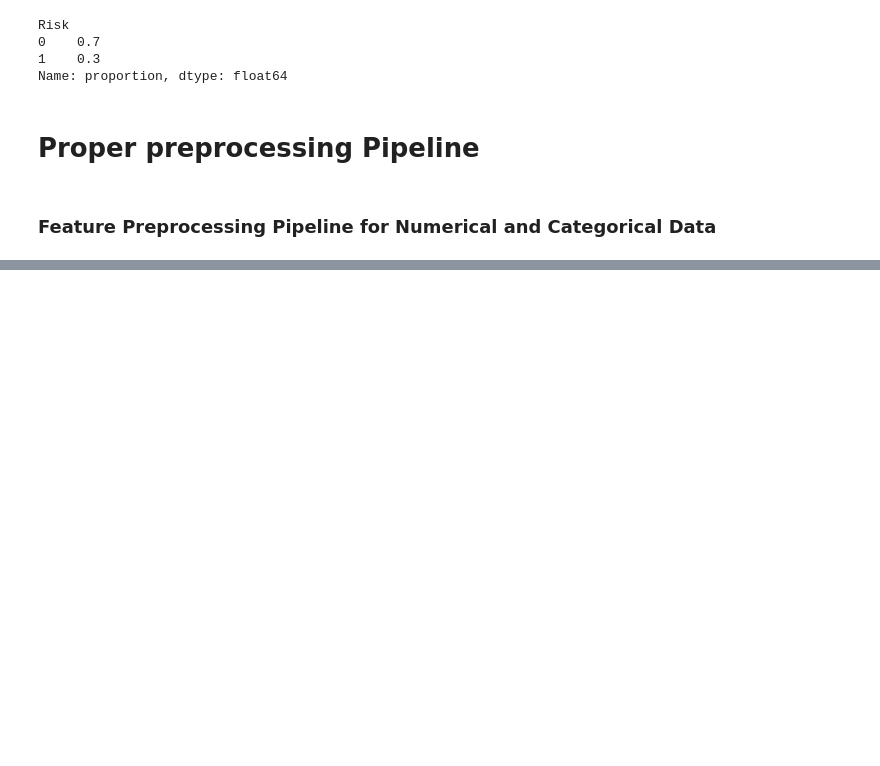
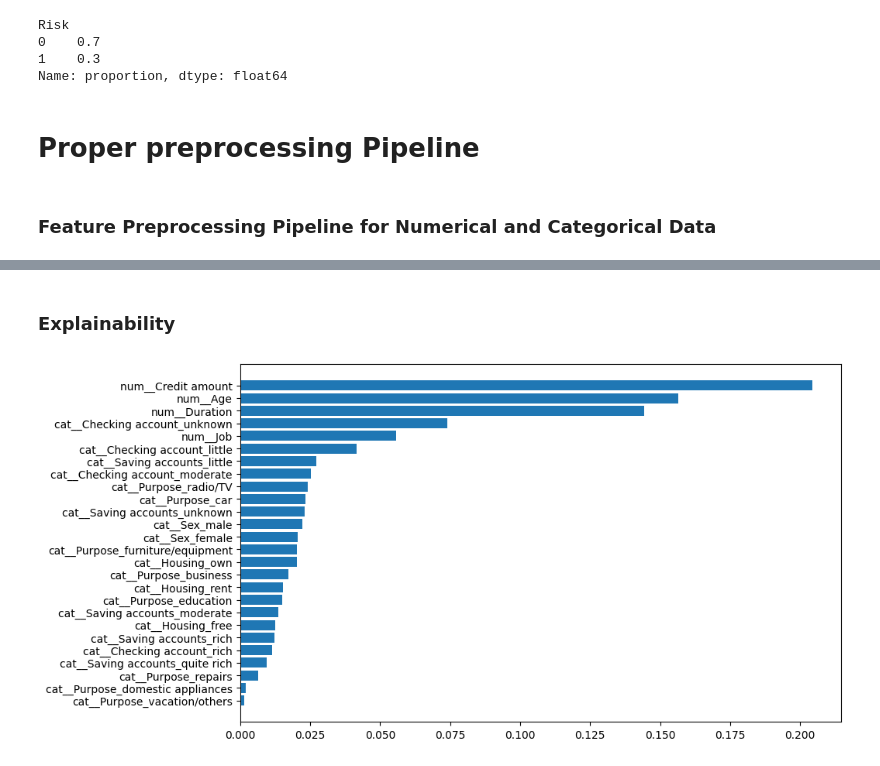
Before and after one commit to Samuel-Hailemariam-Seifu/ml-risk-prediction, a Jupyter notebook: notebooks/exploration.ipynb, the cells around one changed output, grey strips where cells are left out. Saved outputs shown, nothing was run; the diff lists cells and outputs as text; code cells hidden in the pictures; blank space fills up the shorter version.

Commit message:
Random Forest Model Implementation.

```diff
--- a/notebooks/exploration.ipynb
+++ b/notebooks/exploration.ipynb
@@ -155,5 +155,6 @@ df.describe()
 | max | 75.000000 | 3.000000 | 18424.000000 | 72.000000 |
 # %%
 num_cols = ['Age', 'Job', 'Credit amount', 'Duration']
-cat_cols = ['Sex', 'Housing', 'Saving accounts', 'Checking account', 'Purpose',
-       'Risk']
+cat_cols = ['Sex', 'Housing', 'Saving accounts', 'Checking account', 'Purpose']
+
+print(df.columns)
@@ -205,0 +217,17 @@ preprocessor = ColumnTransformer([
+# %%
+x_train, x_test, y_train, y_test = train_test_split(
+    x, y, test_size=0.2, random_state=42, stratify=y
+)
+
+model = Pipeline([
+    ("preprocessor", preprocessor),
+    ("classifier", RandomForestClassifier(n_estimators=200, random_state=42, class_weight="balanced"))
+])
+
+model.fit(x_train, y_train)
+
+y_pred = model.predict(x_test)
+y_prob = model.predict_proba(x_test)[:, 1]
+
+print(classification_report(y_test, y_pred))
+print("ROC AUC Score:", roc_auc_score(y_test, y_prob))
@@ -205,0 +245,21 @@ preprocessor = ColumnTransformer([
+# %% [markdown]
+### Explainability
+# %%
+import matplotlib.pyplot as plt
+import pandas as pd
+
+rf_model = model.named_steps["classifier"]
+feature_names = model.named_steps["preprocessor"].get_feature_names_out()
+importances = rf_model.feature_importances_
+
+feature_importance_df = pd.DataFrame({
+    "feature": feature_names,
+    "importance": importances
+}).sort_values(by="importance", ascending=False)
+
+plt.figure(figsize=(10,6))
+plt.barh(feature_importance_df["feature"], feature_importance_df["importance"])
+plt.gca().invert_yaxis()
+plt.show()
+# %% [output]
+[figure, added]
```
Also changed, not shown: parts of 4 cells of this notebook.
